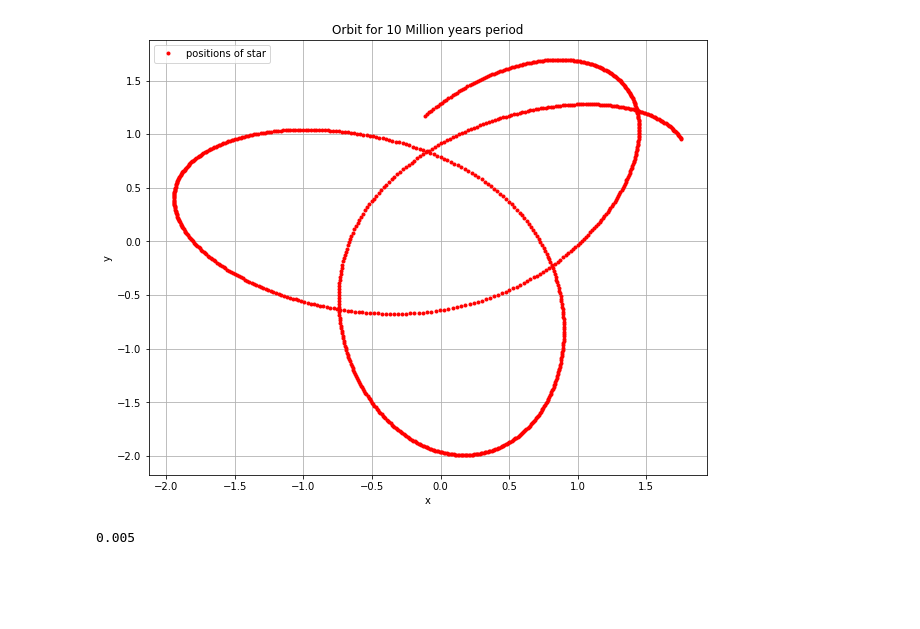
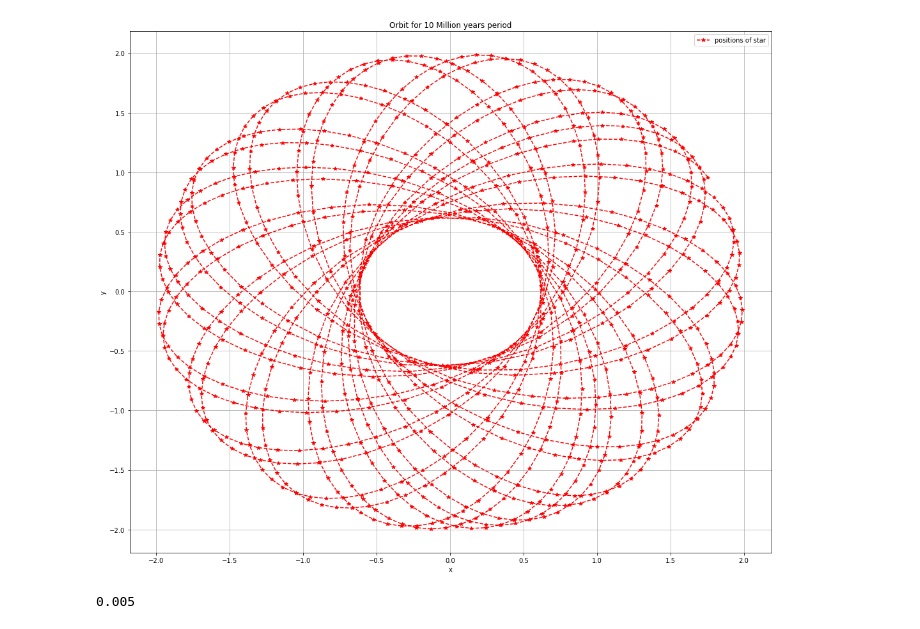
Before and after one commit to mohanagr/PHYS512, a Jupyter notebook: orbits.ipynb, the cells around one changed output. Drawn from its saved outputs; the diff is of its cells as text; code cells hidden in the pictures; blank space fills up the shorter version.

```diff
--- a/orbits.ipynb
+++ b/orbits.ipynb
@@ -30,7 +30,7 @@ u1 = 2*l/Vc #r
 u2 = 0
 u3 = Vc**2/(4*l)
 
-t = np.linspace(0,10,1000)
+t = np.linspace(0,100,1000)
 U0 = np.asarray([u1,u2,u3])
 # %%
 Us = intg.odeint(dYdt, U0, t)
@@ -39,16 +39,16 @@ x = Us[:,0]*np.cos(Us[:,2])
 y = Us[:,0]*np.sin(Us[:,2])
 # %%
 fig, ax = plt.subplots(1,1)
-fig.set_size_inches(10,8)
+fig.set_size_inches(18,15)
 ax.set_title('Orbit for 10 Million years period')
-ax.plot(x,y, 'r.', label='positions of star')
+ax.plot(x,y, 'r--*', label='positions of star')
 
 leg = ax.legend()
 ax.set_xlabel('x')
 ax.set_ylabel('y')
 ax.grid(True)
 # %% [output]
-[figure, old version]
+[figure, new version]
 # %%
 # %% [output]
 0.005
```
Also changed, not shown: 6 other files.
